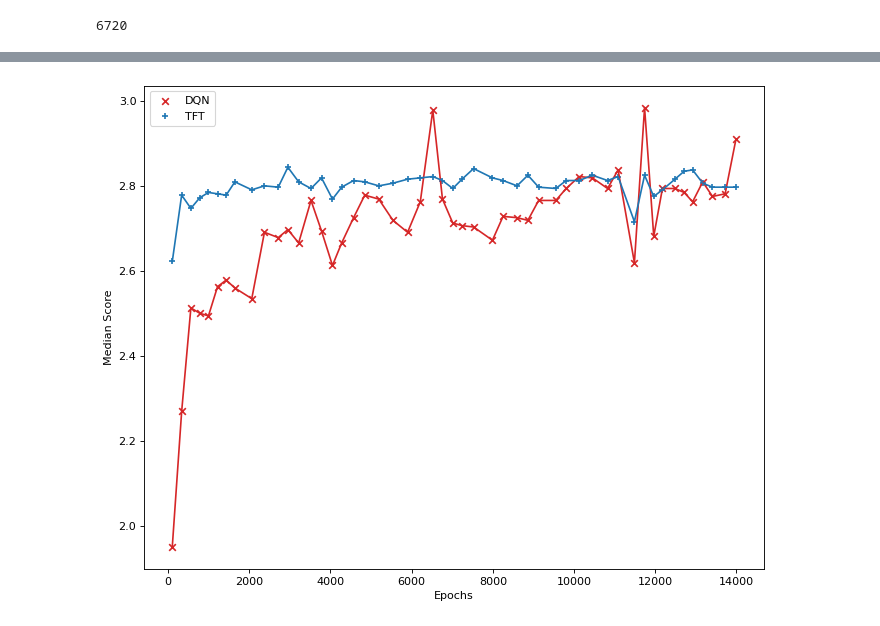
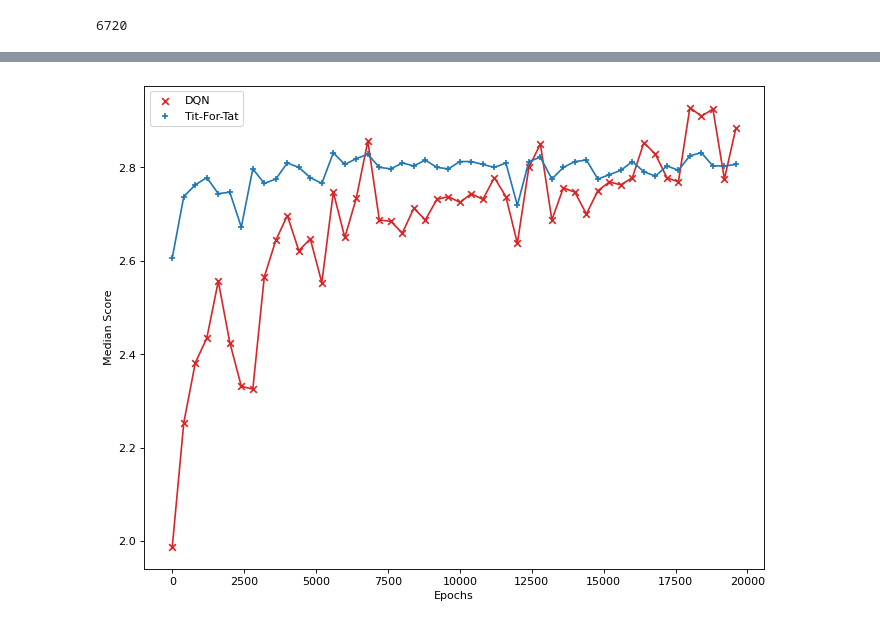
Before and after one commit to hongh-zhang/The-Evolution-of-Defection, a Jupyter notebook: Stage 2.ipynb, the cells around one changed output, grey strips where cells are left out. Cells and saved outputs as stored; diff of their text form; code cells hidden in the pictures.

Commit message:
Backup 10.27

```diff
--- a/Stage 2.ipynb
+++ b/Stage 2.ipynb
@@ -97,10 +104,11 @@ param = {"lr": 1e-6, 'batch': 128, "mode": "train", "eps": 1e-16, "epoch": 0, 't
 # %%
 from random import shuffle
 
-def train_against(trainee, trainers, iterations=40):
-    shuffle(trainers)
-    for trainer in trainers:
-        for _  in range(iterations):
-            play(trainee, trainer, show=False)
+# function to match the DQN against a list of opponents
+def train_against(player, opponents, iterations=40):
+    for _  in range(iterations):
+        shuffle(opponents)
+        for opponent in opponents:
+            play(player, opponent, show=False)
 # %%
 train_against(p1, players)
@@ -115,7 +126,7 @@ epoch_ls = []
 for i in range(100):
 
     start = time()
-    p1.train(300, param, loss_targ=0.01)
+    p1.train(200, param)
 
     train_against(p1, players)
 
@@ -209 +214,7 @@ p1.plot(min_ran=1000,max_ran=2000)
+# %%
+with open("data/s2/backup/tn_results.pkl", "rb") as file:
+    ls = dill.load(file)
+
+with open("data/s2/backup/p1_98.pkl", "rb") as file:
+    p1 = dill.load(file)
 # %%
@@ -250,3 +240,3 @@ pd.DataFrame([[l.loc['DQN',t] for t in things] for l in ls], columns=things)
 # %%
-a = pd.DataFrame([l.loc['DQN','Median_score'] for l in ls]).to_numpy().T[0]
-b = pd.DataFrame([l.loc['Tit For Tat','Median_score'] for l in ls]).to_numpy().T[0]
+d_score = pd.DataFrame([l.loc['DQN','Median_score'] for l in ls]).to_numpy().T[0]
+t_score = pd.DataFrame([l.loc['Tit For Tat','Median_score'] for l in ls]).to_numpy().T[0]
@@ -253,12 +267,12 @@ b = pd.DataFrame([l.loc['Tit For Tat','Median_score'] for l in ls]).to_numpy().T
 # %%
 plt.figure(figsize=(10, 8), dpi=80)
-plt.scatter(epoch_ls, a, c='tab:red', marker='x', label='DQN')
-plt.scatter(epoch_ls, b, c='tab:blue', marker='+', label='TFT')
-plt.plot(epoch_ls, a, c='tab:red')
-plt.plot(epoch_ls, b, c='tab:blue')
+plt.scatter(range(0,20000,400), d_score, c='tab:red', marker='x', label='DQN')
+plt.scatter(range(0,20000,400), t_score, c='tab:blue', marker='+', label='Tit-For-Tat')
+plt.plot(range(0,20000,400), d_score, c='tab:red')
+plt.plot(range(0,20000,400), t_score, c='tab:blue')
 plt.xlabel('Epochs')
 plt.ylabel('Median Score')
 plt.legend(loc='upper left')
 plt.show()
 # %% [output]
-[figure, old version]
+[figure, new version]
```
Also changed, not shown: parts of 27 cells of this notebook, 9 other files.
